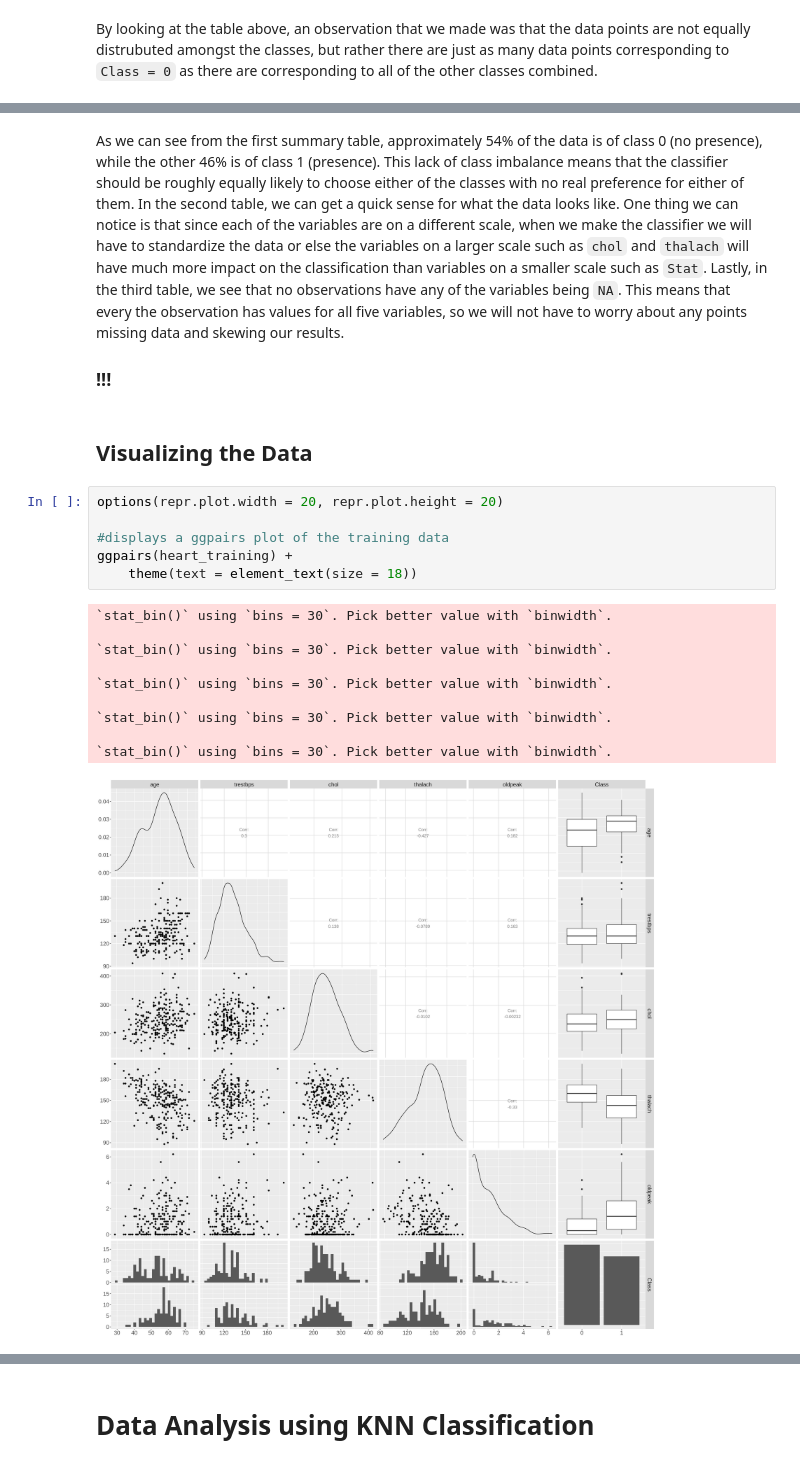
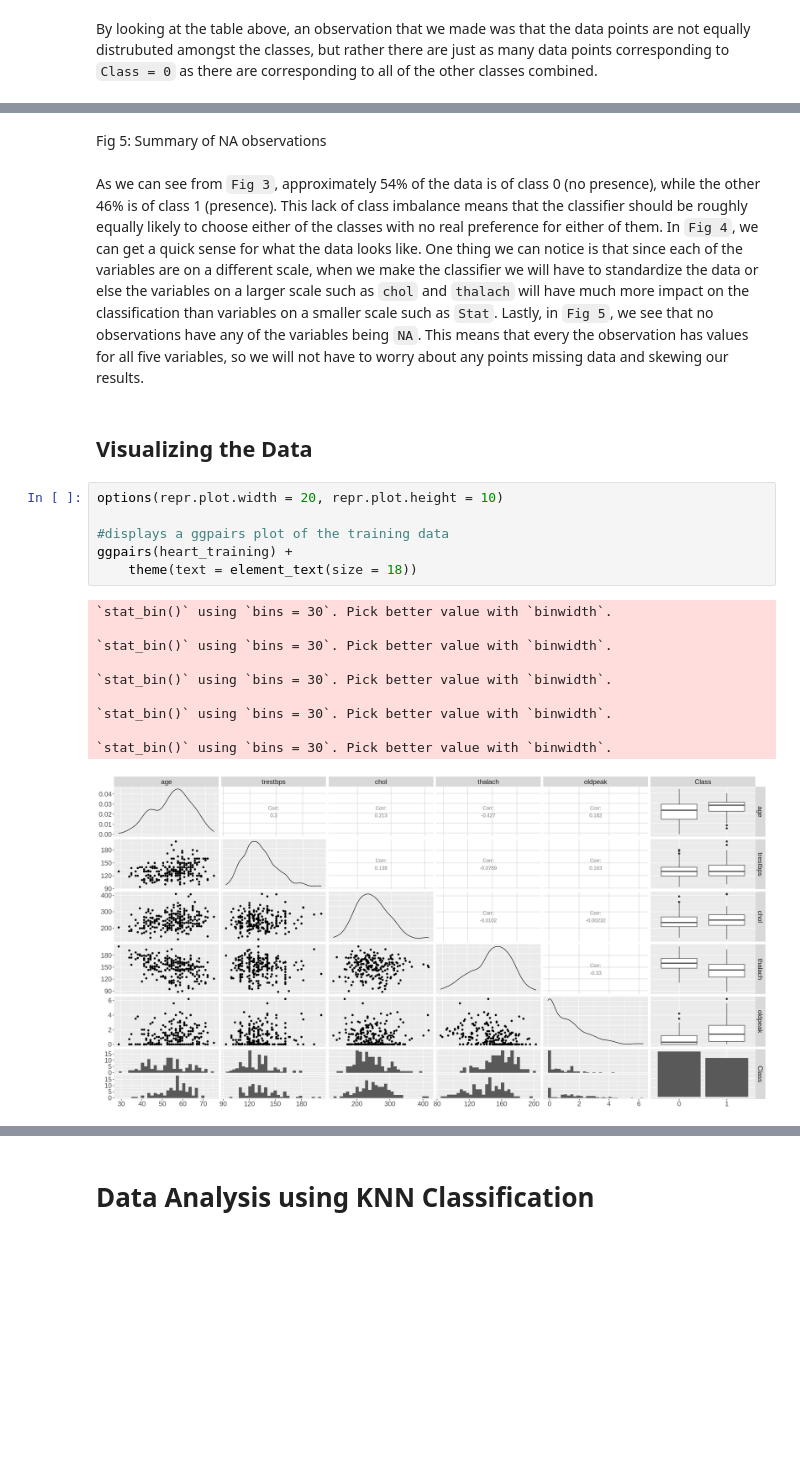
Before and after one commit to jamiema1/Predicting-Heart-Disease-with-KNN-Algorithm, a Jupyter notebook: final_report.ipynb, the cells around one changed output, grey strips where cells are left out. Saved outputs shown, nothing was run; the diff lists cells and outputs as text; blank space fills up the shorter version.

Commit message:
Added labels to all of the figures/tables and create the visualizations between all combinations of predictors

```diff
--- a/final_report.ipynb
+++ b/final_report.ipynb
@@ -166,22 +177,23 @@ A tibble: 0 × 6
+# %% [markdown]
+Fig 5: Summary of NA observations
 # %% [markdown]
-As we can see from the first summary table, approximately 54% of the data is of class 0 (no presence), while the other 46% is of class 1 (presence). This lack of class imbalance means that the classifier should be roughly equally likely to choose either of the classes with no real preference for either of them. In the second table, we can get a quick sense for what the data looks like. One thing we can notice is that since each of the variables are on a different scale, when we make the classifier we will have to standardize the data or else the variables on a larger scale such as `chol` and `thalach` will have much more impact on the classification than variables on a smaller scale such as `Stat`. Lastly, in the third table, we see that no observations have any of the variables being `NA`. This means that every the observation has values for all five variables, so we will not have to worry about any points missing data and skewing our results.
-### !!!
+As we can see from `Fig 3`, approximately 54% of the data is of class 0 (no presence), while the other 46% is of class 1 (presence). This lack of class imbalance means that the classifier should be roughly equally likely to choose either of the classes with no real preference for either of them. In `Fig 4`, we can get a quick sense for what the data looks like. One thing we can notice is that since each of the variables are on a different scale, when we make the classifier we will have to standardize the data or else the variables on a larger scale such as `chol` and `thalach` will have much more impact on the classification than variables on a smaller scale such as `Stat`. Lastly, in `Fig 5`, we see that no observations have any of the variables being `NA`. This means that every the observation has values for all five variables, so we will not have to worry about any points missing data and skewing our results.
 # %% [markdown]
 ## Visualizing the Data
 # %%
-options(repr.plot.width = 20, repr.plot.height = 20)
+options(repr.plot.width = 20, repr.plot.height = 10)
 
 #displays a ggpairs plot of the training data
 ggpairs(heart_training) +
     theme(text = element_text(size = 18))
 # %% [output]
 `stat_bin()` using `bins = 30`. Pick better value with `binwidth`.
 
 `stat_bin()` using `bins = 30`. Pick better value with `binwidth`.
 
 `stat_bin()` using `bins = 30`. Pick better value with `binwidth`.
 
 `stat_bin()` using `bins = 30`. Pick better value with `binwidth`.
 
 `stat_bin()` using `bins = 30`. Pick better value with `binwidth`.
-[figure, old version]
+[figure, new version]
```
Also changed, not shown: parts of 20 cells of this notebook.
